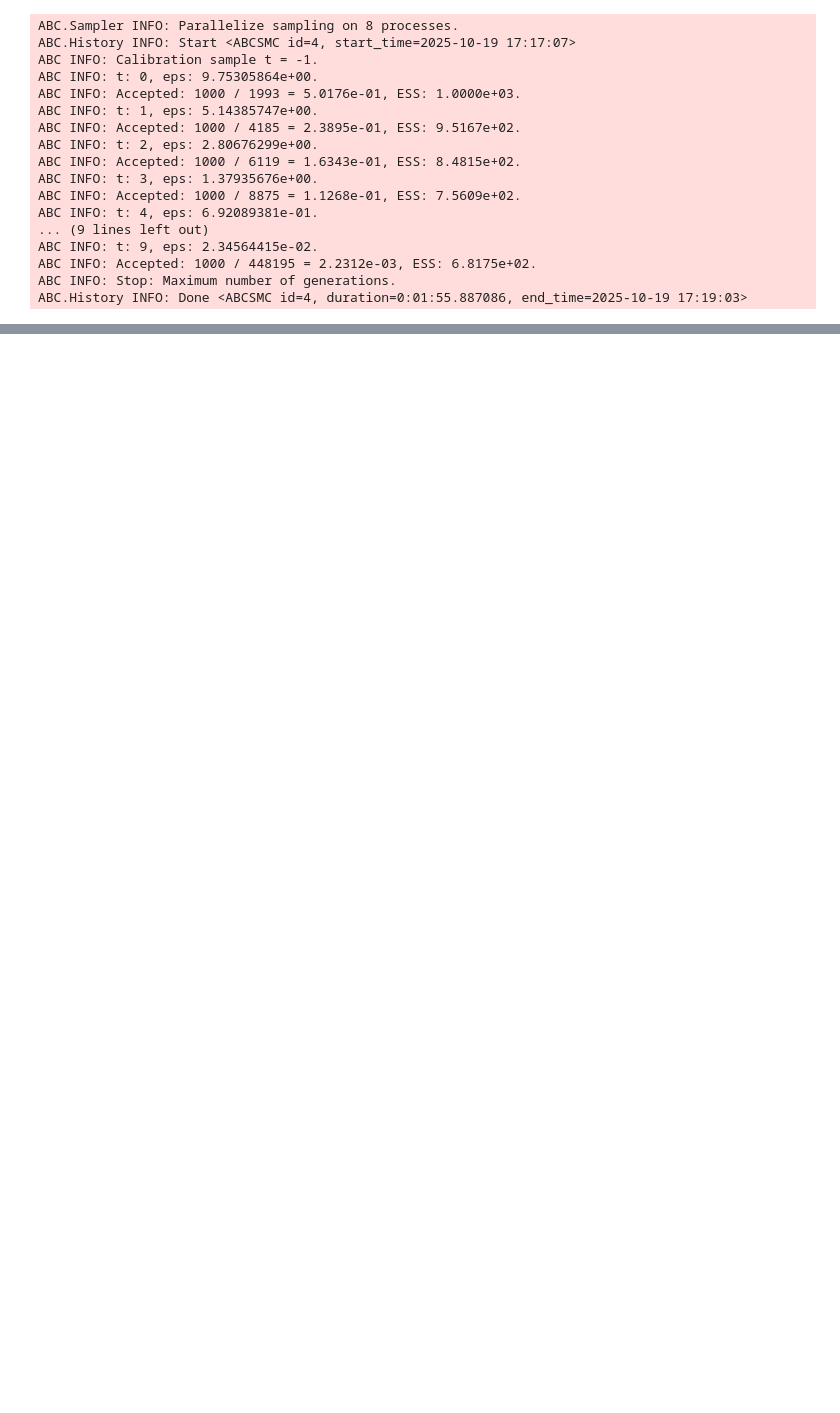
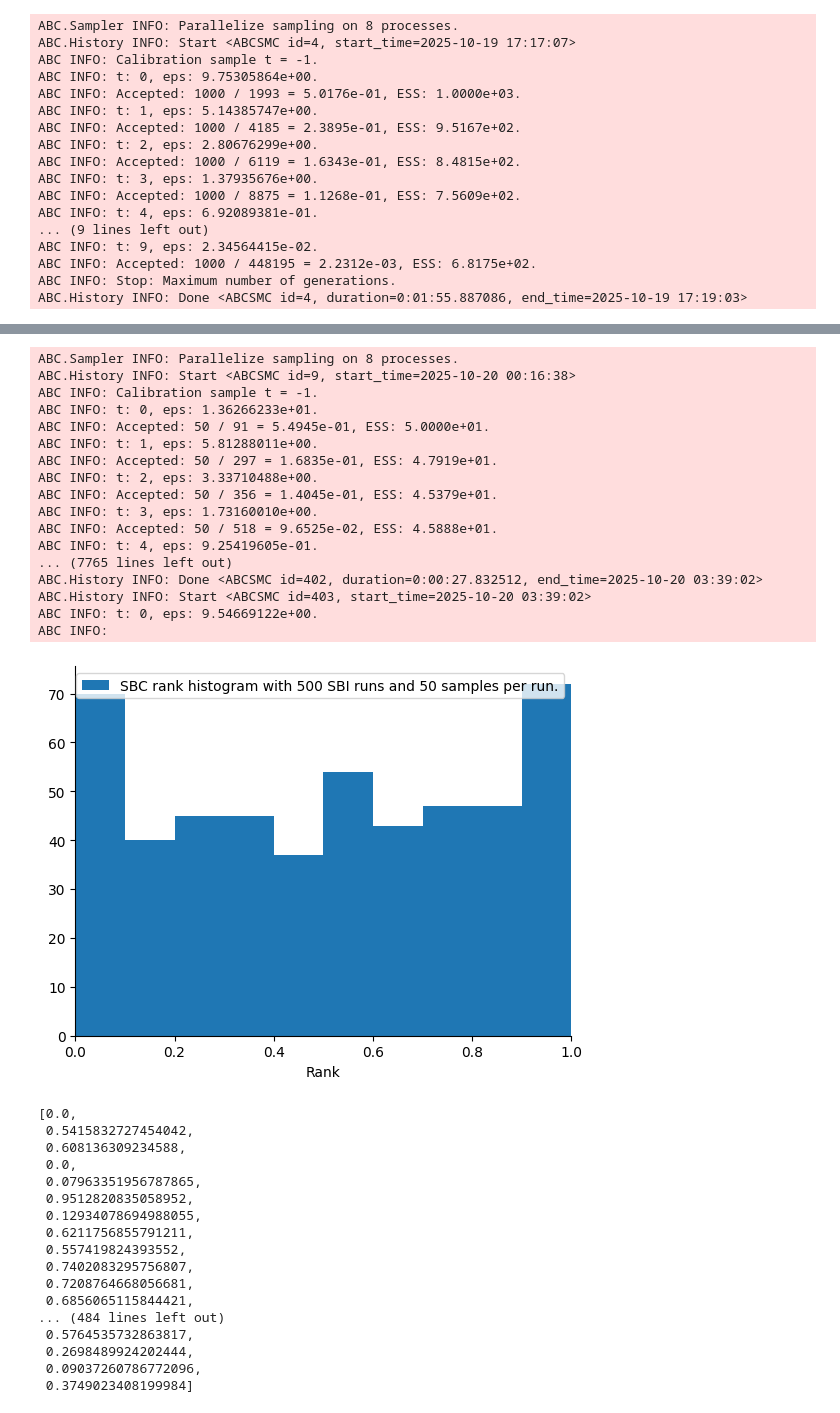
Before and after one commit to kaisamaroo/SBC-SBI, a Jupyter notebook: 1D_MOG_ABC.ipynb, the cells around one changed output, grey strips where cells are left out. Cells and saved outputs as stored; diff of their text form; code cells hidden in the pictures; blank space fills up the shorter version.

```diff
--- a/1D_MOG_ABC.ipynb
+++ b/1D_MOG_ABC.ipynb
@@ -161,0 +261,58 @@ ax.legend();
+# %%
+def abc_smc_sbi(model, prior, distance, n_samples=100, num_sbi_runs=100, minimum_epsilon=0.1, max_nr_populations=10):
+    abc = pyabc.ABCSMC(model, prior, distance, population_size=n_samples)
+    db_path = os.path.join(tempfile.gettempdir(), "test.db") # String containing database path to store ABC_SMC runs
+    ranks = []
+    for i in range(num_sbi_runs):
+        prior_sample = prior.rvs() # Sample from prior. Returns a pyabc <Parameter> object
+        simulated_datapoint = model(prior_sample) # Simulate a datapoint from the model given the prior sample. Returns dict.
+        abc.new("sqlite:///" + db_path, simulated_datapoint)
+        history = abc.run(minimum_epsilon, max_nr_populations)
+        posterior_samples = history.get_distribution()[0].to_numpy().flatten() # Numpy array of (n_samples, ) samples.
+        posterior_sample_weights = history.get_distribution()[1]
+        weighted_rank = np.dot(posterior_sample_weights, (next(iter(prior_sample.values())).item() * np.ones_like(posterior_samples) > posterior_samples)) # Weighted rank statistic
+        ranks.append(float(weighted_rank))
+    plt.hist(ranks, label=f"SBC rank histogram with {num_sbi_runs} SBI runs and {n_samples} samples per run.")
+    plt.xlim(0, 1)
+    plt.xlabel("Rank")
+    plt.legend()
+    plt.show()
+    return ranks
+# %%
+abc_smc_sbi(model, prior, distance, n_samples=50, num_sbi_runs=500)
+# %% [output]
+ABC.Sampler INFO: Parallelize sampling on 8 processes.
+ABC.History INFO: Start <ABCSMC id=9, start_time=2025-10-20 00:16:38>
+ABC INFO: Calibration sample t = -1.
+ABC INFO: t: 0, eps: 1.36266233e+01.
+ABC INFO: Accepted: 50 / 91 = 5.4945e-01, ESS: 5.0000e+01.
+ABC INFO: t: 1, eps: 5.81288011e+00.
+ABC INFO: Accepted: 50 / 297 = 1.6835e-01, ESS: 4.7919e+01.
+ABC INFO: t: 2, eps: 3.33710488e+00.
+ABC INFO: Accepted: 50 / 356 = 1.4045e-01, ESS: 4.5379e+01.
+ABC INFO: t: 3, eps: 1.73160010e+00.
+ABC INFO: Accepted: 50 / 518 = 9.6525e-02, ESS: 4.5888e+01.
+ABC INFO: t: 4, eps: 9.25419605e-01.
+... (7765 lines left out)
+ABC.History INFO: Done <ABCSMC id=402, duration=0:00:27.832512, end_time=2025-10-20 03:39:02>
+ABC.History INFO: Start <ABCSMC id=403, start_time=2025-10-20 03:39:02>
+ABC INFO: t: 0, eps: 9.54669122e+00.
+ABC INFO:
+[figure, added]
+[0.0,
+ 0.5415832727454042,
+ 0.608136309234588,
+ 0.0,
+ 0.07963351956787865,
+ 0.9512820835058952,
+ 0.12934078694988055,
+ 0.6211756855791211,
+ 0.557419824393552,
+ 0.7402083295756807,
+ 0.7208764668056681,
+ 0.6856065115844421,
+... (484 lines left out)
+ 0.5764535732863817,
+ 0.2698489924202444,
+ 0.09037260786772096,
+ 0.3749023408199984]
```
Also changed, not shown: parts of 13 cells of this notebook, 1 other file.
